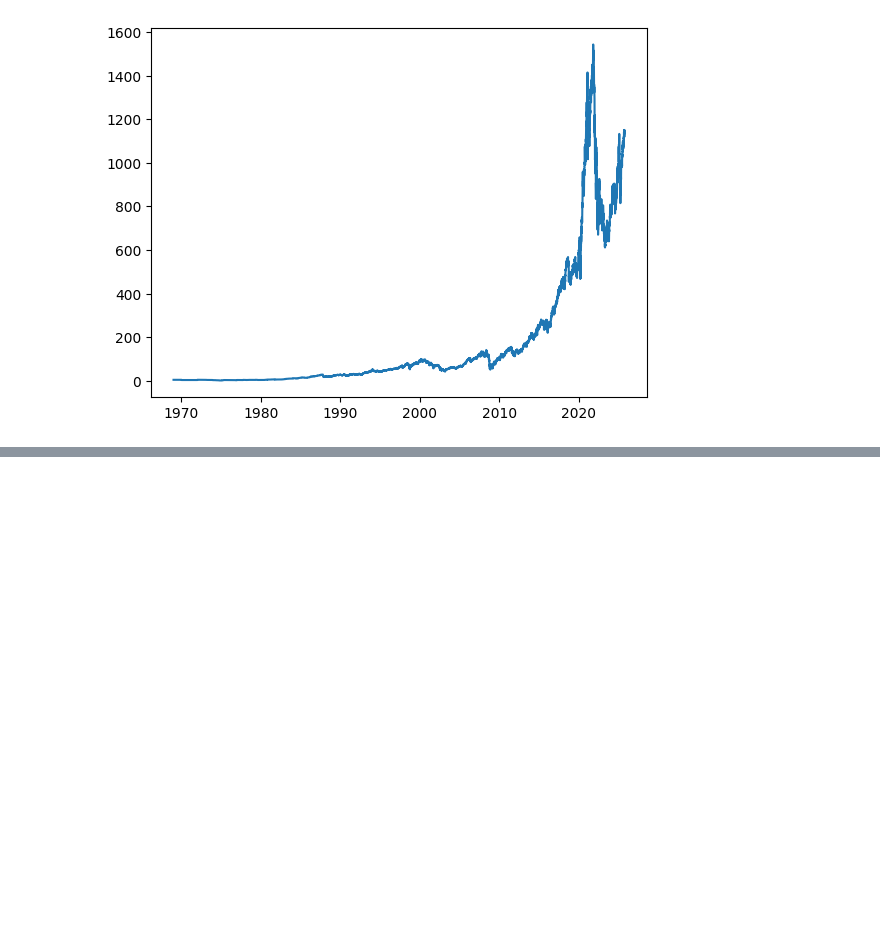
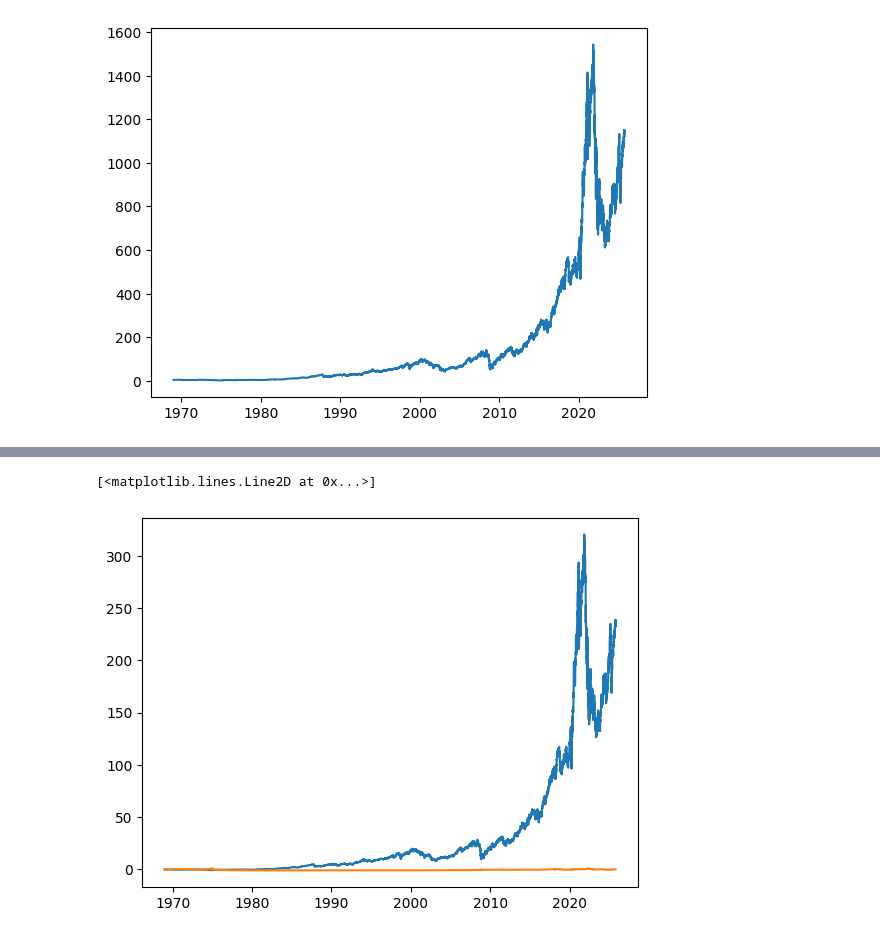
Before and after one commit to nucleartoby/trTesting, a Jupyter notebook: MA_Strat.ipynb, the cells around one changed output, grey strips where cells are left out. Saved outputs shown, nothing was run; the diff lists cells and outputs as text; code cells hidden in the pictures; blank space fills up the shorter version.

```diff
--- a/MA_Strat.ipynb
+++ b/MA_Strat.ipynb
@@ -45,0 +46,18 @@ Text(0.5, 1.0, 'SMT.L Close vs. Moving Average')
+# %%
+df.columns = df.columns.get_level_values(0)
+
+def add_ma_strategy(df):
+
+    df['Strategy'] = np.where(df['Close'] > df['MA'], 1, -1)
+
+    return df
+
+df = add_ma_strategy(df)
+df['asset_cumulative'] = np.cumprod(1 + df['Close'].pct_change()) - 1  # This shows what the multiplier would have been if you bought and held for 50 years.
+df['strategy_cumulative'] =  np.cumprod(1 + df['Close'].pct_change() * df['Strategy'].shift()) - 1
+# %%
+plt.plot(df['asset_cumulative'])
+plt.plot(df['strategy_cumulative'])
+# %% [output]
+[<matplotlib.lines.Line2D at 0x...>]
+[figure, added]
```
Also changed, not shown: parts of 3 cells of this notebook.
